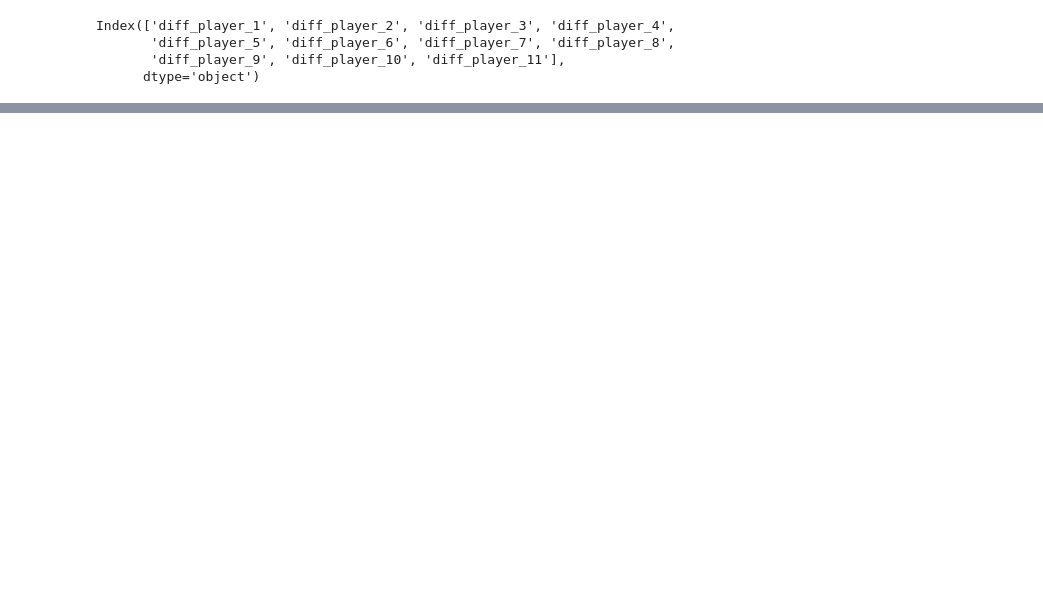
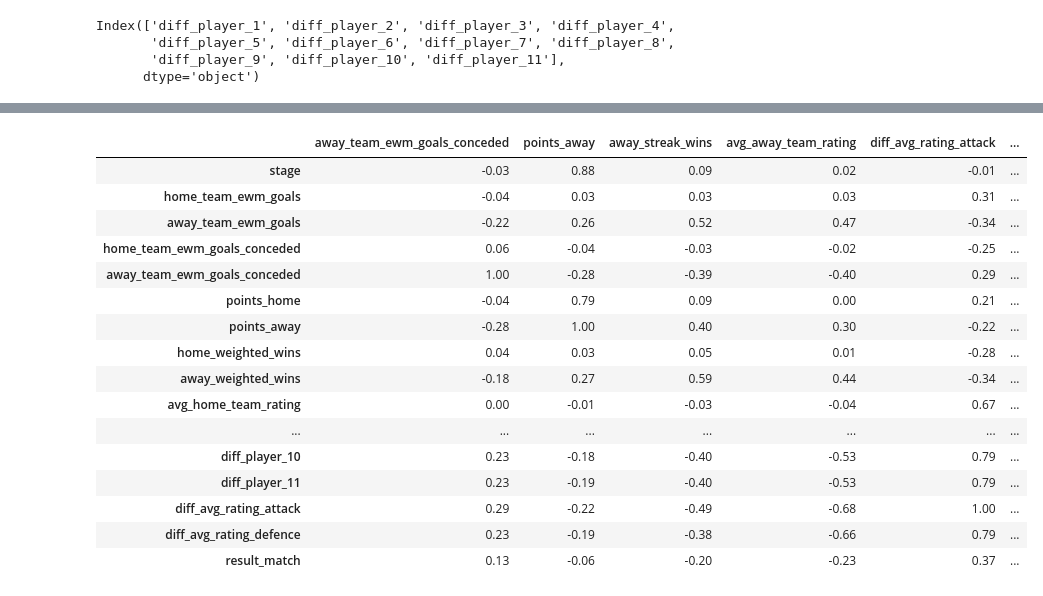
Before and after one commit to kamil0920/aws_football, a Jupyter notebook: pipelines/feature_engnering.ipynb, the cells around one changed output, grey strips where cells are left out. Cells and saved outputs as stored; diff of their text form; code cells hidden in the pictures; blank space fills up the shorter version.

```diff
--- a/pipelines/feature_engnering.ipynb
+++ b/pipelines/feature_engnering.ipynb
@@ -514,0 +511,27 @@ interaction_depth_2_head
+# %%
+(X_train_full
+ .assign(result_match=y_train)
+ .corr(method='spearman')
+ .loc[:, ['away_team_ewm_goals_conceded', 'points_away', 'away_streak_wins', 'avg_away_team_rating', 'diff_avg_rating_attack', 'diff_player_1', 'home_team_ewm_goals_conceded']]
+ .style
+ .background_gradient(cmap='RdBu', vmin=-1, vmax=1)
+ .format('{:.2f}')
+)
+# %% [output]
+|  | away_team_ewm_goals_conceded | points_away | away_streak_wins | avg_away_team_rating | diff_avg_rating_attack | ... |
+| stage | -0.03 | 0.88 | 0.09 | 0.02 | -0.01 | ... |
+| home_team_ewm_goals | -0.04 | 0.03 | 0.03 | 0.03 | 0.31 | ... |
+| away_team_ewm_goals | -0.22 | 0.26 | 0.52 | 0.47 | -0.34 | ... |
+| home_team_ewm_goals_conceded | 0.06 | -0.04 | -0.03 | -0.02 | -0.25 | ... |
+| away_team_ewm_goals_conceded | 1.00 | -0.28 | -0.39 | -0.40 | 0.29 | ... |
+| points_home | -0.04 | 0.79 | 0.09 | 0.00 | 0.21 | ... |
+| points_away | -0.28 | 1.00 | 0.40 | 0.30 | -0.22 | ... |
+| home_weighted_wins | 0.04 | 0.03 | 0.05 | 0.01 | -0.28 | ... |
+| away_weighted_wins | -0.18 | 0.27 | 0.59 | 0.44 | -0.34 | ... |
+| avg_home_team_rating | 0.00 | -0.01 | -0.03 | -0.04 | 0.67 | ... |
+| ... | ... | ... | ... | ... | ... | ... |
+| diff_player_10 | 0.23 | -0.18 | -0.40 | -0.53 | 0.79 | ... |
+| diff_player_11 | 0.23 | -0.19 | -0.40 | -0.53 | 0.79 | ... |
+| diff_avg_rating_attack | 0.29 | -0.22 | -0.49 | -0.68 | 1.00 | ... |
+| diff_avg_rating_defence | 0.23 | -0.19 | -0.38 | -0.66 | 0.79 | ... |
+| result_match | 0.13 | -0.06 | -0.20 | -0.23 | 0.37 | ... |
```
Also changed, not shown: parts of 41 cells of this notebook, 2 other files.
